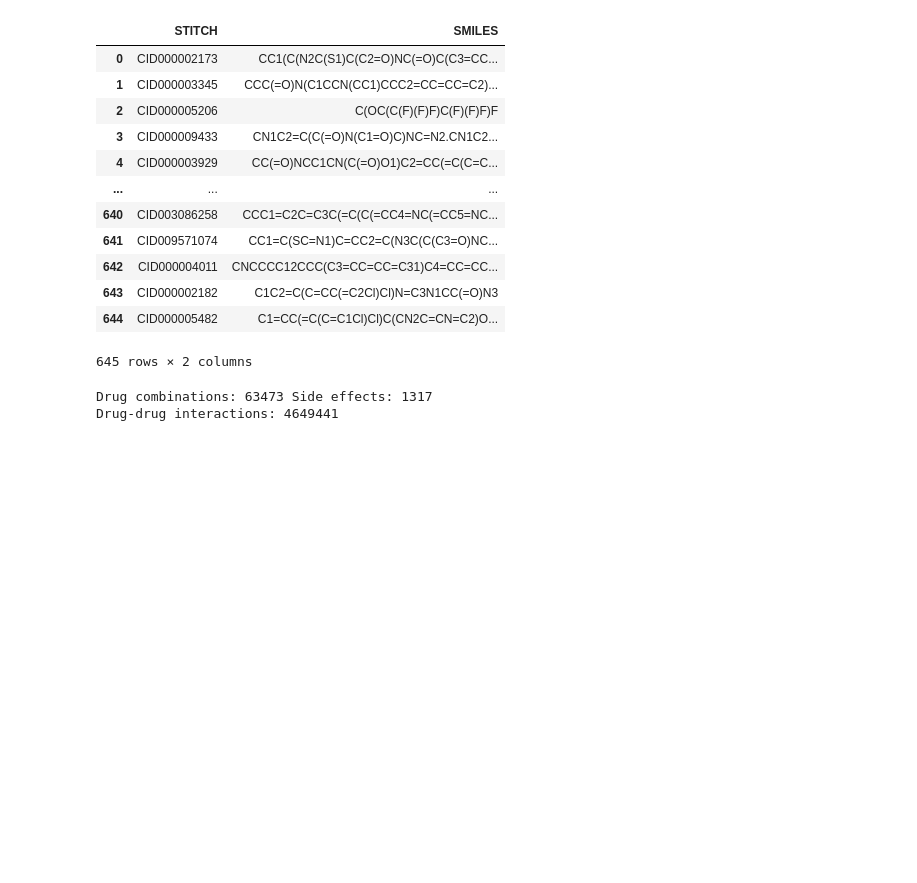
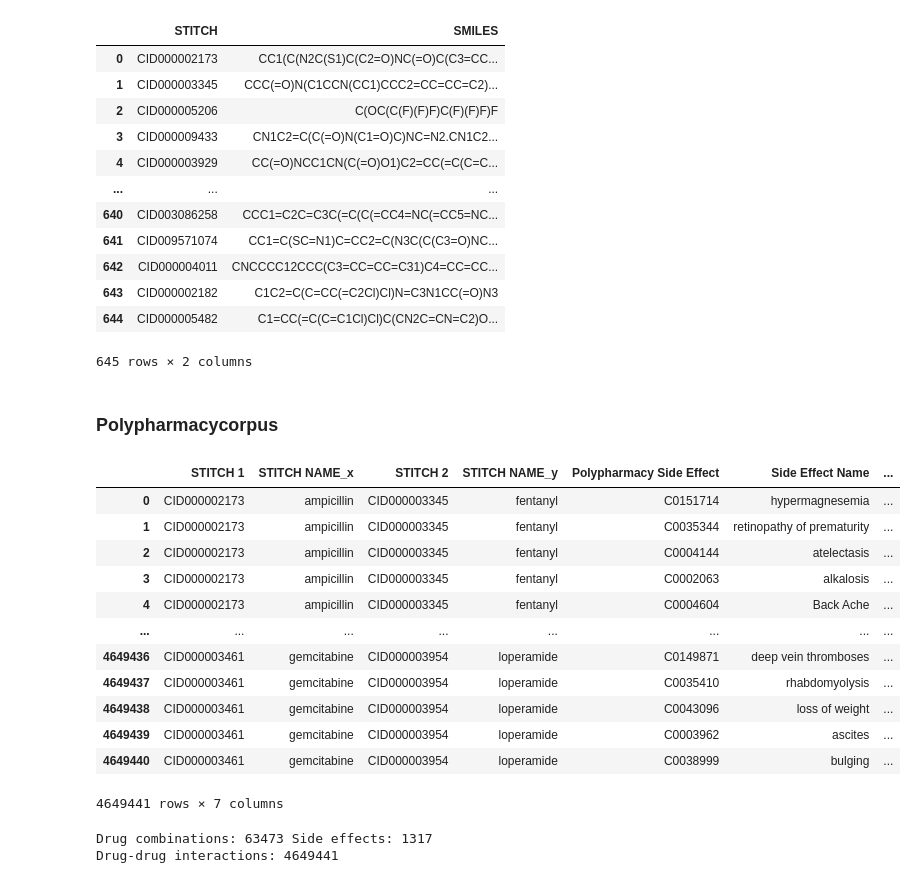
Before and after one commit to anastasiyagromova/ChemBERTaDDI, a Jupyter notebook: ChemBERTa.ipynb, the cells around one changed output. Drawn from its saved outputs; the diff is of its cells as text; code cells hidden in the pictures; blank space fills up the shorter version.

```diff
--- a/ChemBERTa.ipynb
+++ b/ChemBERTa.ipynb
@@ -82,9 +101,8 @@ def load_data_from_azureml(ml_client, data_asset_name, version="1"):
 combo_df = load_data_from_azureml(ml_client, "bio-decagon-combo")
 mono_df = load_data_from_azureml(ml_client, "bio-decagon-mono")
 targets_all_df = load_data_from_azureml(ml_client, "bio-decagon-targets-all")
-
-data_asset = ml_client.data.get("polypharmacycorpus", version="cleaned2024.03.29.211043")
-polypharmacycorpus = pd.read_csv(data_asset.path)
+effectcategories_df = load_data_from_azureml(ml_client, "bio-decagon-effectcategories")
+drug_names = load_data_from_azureml(ml_client, "drug_name")
 
 data_asset = ml_client.data.get("645-Stitch-drugs-to-smiles", version="cleaned2024.07.08.002203")
 smiles_df = pd.read_csv(data_asset.path)
@@ -104,6 +122,46 @@ Found the config file in: /config.json
 | 643 | CID000002182 | C1C2=C(C=CC(=C2Cl)Cl)N=C3N1CC(=O)N3 |
 | 644 | CID000005482 | C1=CC(=C(C=C1Cl)Cl)C(CN2C=CN=C2)O... |
 645 rows × 2 columns
+# %% [markdown]
+### Polypharmacycorpus
+# %%
+# creating polyphramacy corpus from combo, drug_names, and effectcategories
+merged_df = combo_df.merge(drug_names, left_on='STITCH 1', right_on='STITCH', how='left')
+merged_df.rename(columns={'STITCH NAME': 'STITCH NAME_x'}, inplace=True)
+merged_df.drop('STITCH', axis=1, inplace=True)
+
+# Merge to get STITCH NAME_y for STITCH 2
+merged_df = merged_df.merge(drug_names, left_on='STITCH 2', right_on='STITCH', how='left')
+merged_df.rename(columns={'STITCH NAME': 'STITCH NAME_y'}, inplace=True)
+merged_df.drop('STITCH', axis=1, inplace=True)
+
+# Merge to get Disease Class from effect_categories_df
+polypharmacycorpus = merged_df.merge(
+    effectcategories_df[['Side Effect Name', 'Disease Class']],
+    on='Side Effect Name',
+    how='left'
+)
+
+polypharmacycorpus = polypharmacycorpus[
+    ['STITCH 1', 'STITCH NAME_x', 'STITCH 2', 'STITCH NAME_y',
+     'Polypharmacy Side Effect', 'Side Effect Name', 'Disease Class']
+]
+
+polypharmacycorpus
+# %% [output]
+|  | STITCH 1 | STITCH NAME_x | STITCH 2 | STITCH NAME_y | Polypharmacy Side Effect | Side Effect Name | ... |
+| 0 | CID000002173 | ampicillin | CID000003345 | fentanyl | C0151714 | hypermagnesemia | ... |
+| 1 | CID000002173 | ampicillin | CID000003345 | fentanyl | C0035344 | retinopathy of prematurity | ... |
+| 2 | CID000002173 | ampicillin | CID000003345 | fentanyl | C0004144 | atelectasis | ... |
+| 3 | CID000002173 | ampicillin | CID000003345 | fentanyl | C0002063 | alkalosis | ... |
+| 4 | CID000002173 | ampicillin | CID000003345 | fentanyl | C0004604 | Back Ache | ... |
+| ... | ... | ... | ... | ... | ... | ... | ... |
+| 4649436 | CID000003461 | gemcitabine | CID000003954 | loperamide | C0149871 | deep vein thromboses | ... |
+| 4649437 | CID000003461 | gemcitabine | CID000003954 | loperamide | C0035410 | rhabdomyolysis | ... |
+| 4649438 | CID000003461 | gemcitabine | CID000003954 | loperamide | C0043096 | loss of weight | ... |
+| 4649439 | CID000003461 | gemcitabine | CID000003954 | loperamide | C0003962 | ascites | ... |
+| 4649440 | CID000003461 | gemcitabine | CID000003954 | loperamide | C0038999 | bulging | ... |
+4649441 rows × 7 columns
 # %%
 #----------------------------------------------------------------------------
 # Returns dictionary from combination ID to pair of stitch IDs,
```
Also changed, not shown: parts of 11 cells of this notebook, 2 other files.
